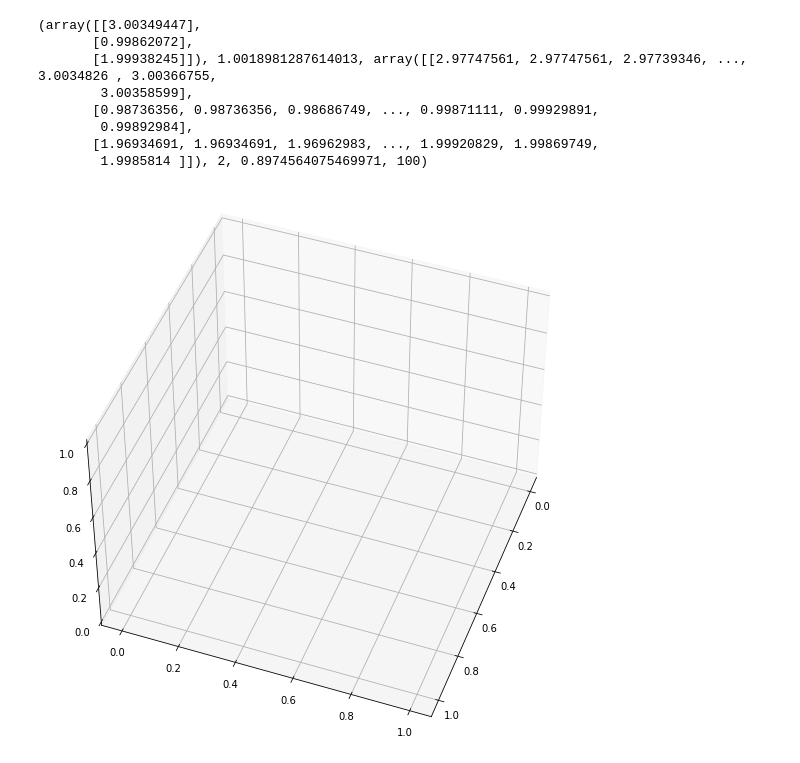
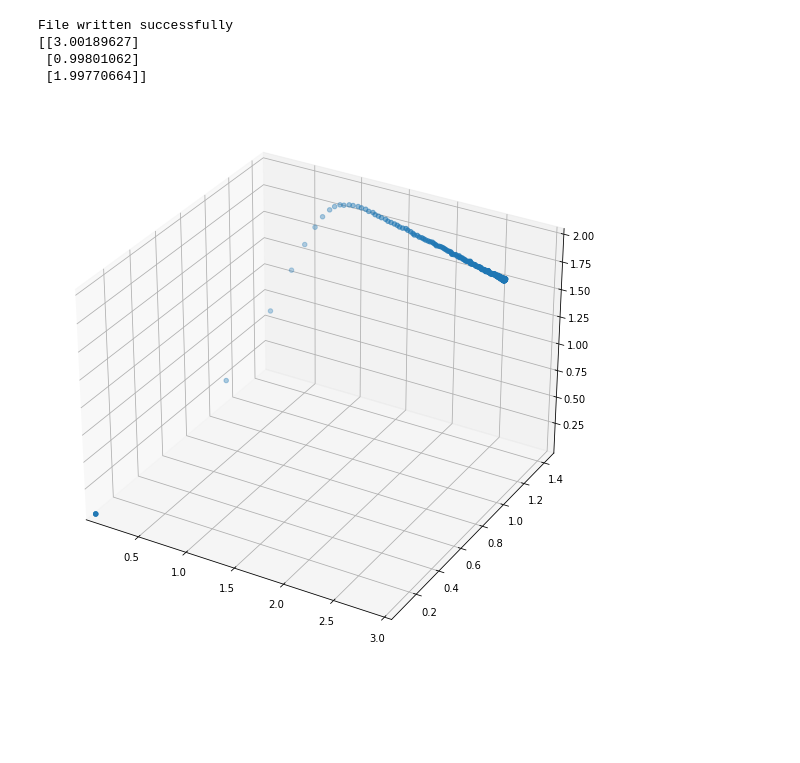
Before and after one commit to g-batalhao-a/ML, a Jupyter notebook: Assignment1/q2/q2.ipynb, the cells around one changed output. Drawn from its saved outputs; the diff is of its cells as text; code cells hidden in the pictures; blank space fills up the shorter version.

```diff
--- a/Assignment1/q2/q2.ipynb
+++ b/Assignment1/q2/q2.ipynb
@@ -59,7 +51,7 @@ eps = np.random.normal(0, np.sqrt(2), data_points).reshape(-1,1)
 theta = np.array([[3], [1], [2]])
 
 #Generate the value of Y (given X, parameterized by given Theta)
-y = np.dot(x,theta) + eps
+y = x.dot(theta) + eps
 
 #Shuffle data
 temp = np.append(x, y, axis=1)
@@ -187,12 +176,15 @@ from matplotlib.animation import FuncAnimation
 #Plot Graph
 fig = plt.figure(figsize=(15,10))
 ax = fig.add_subplot(111, projection='3d')
-ax.view_init(45, 20)
 
 (theta, c_final, theta_hist, iterations, time, r) = values[0]
-t = theta_hist.T[0:40000:5,:]
-step = 1000
-sc = ax.scatter([], [], [], marker='o', c='k')
+print(theta)
+t = theta_hist.T[::100,:]
+step = 10
+ax.set_xlim(np.amin(t[:,0]), np.amax(t[:,0]))
+ax.set_ylim(np.amin(t[:,1]), np.amax(t[:,1]))
+ax.set_zlim(np.amin(t[:,2]), np.amax(t[:,2]))
+sc = ax.scatter([], [], [])
 x_, y_, z_ = [], [], []
 
 def animate(i):
@@ -209,37 +204,35 @@ anim.save('q2_1c.gif', writer='pillow')
 # %%
 from matplotlib.animation import FuncAnimation
 
 
 #Plot Graph
 fig = plt.figure(figsize=(15,10))
 ax = fig.add_subplot(111, projection='3d')
-ax.view_init(45, 20)
-print(values[1])
+
 (theta, c_final, theta_hist, iterations, time, r) = values[1]
-t =  theta_hist.T[0::15,:]
-step = 20
-sc = ax.scatter([], [], [], marker='o', c='k')
+predictions = predict(x_test, theta)
+with open('results.txt', 'w+') as f:
+    for item in predictions:
+        f.write('%s\n' %item[0])
+
+    print("File written successfully")
+f.close()
+t =  theta_hist.T[0::10,:]
+print(theta)
+ax.set_xlim(np.amin(t[:,0]), np.amax(t[:,0]))
+ax.set_ylim(np.amin(t[:,1]), np.amax(t[:,1]))
+ax.set_zlim(np.amin(t[:,2]), np.amax(t[:,2]))
+sc = ax.scatter([], [], [])
 x_, y_, z_ = [], [], []
-
-def animate(i):
-    x_.append(t[i,0])
-    y_.append(t[i,1])
-    z_.append(t[i,2])
-    sc._offsets3d = (x_, y_, z_)
-    return sc
 
 anim = FuncAnimation(fig, animate, frames=np.arange(0, t.shape[0], step), interval=200, repeat_delay=3000, blit=False)
 anim.save('q2_100c.gif', writer='pillow')
 # %% [output]
-(array([[3.00349447],
-       [0.99862072],
-       [1.99938245]]), 1.0018981287614013, array([[2.97747561, 2.97747561, 2.97739346, ..., 3.0034826 , 3.00366755,
-        3.00358599],
-       [0.98736356, 0.98736356, 0.98686749, ..., 0.99871111, 0.99929891,
-        0.99892984],
-       [1.96934691, 1.96934691, 1.96962983, ..., 1.99920829, 1.99869749,
-        1.9985814 ]]), 2, 0.8974564075469971, 100)
+File written successfully
+[[3.00189627]
+ [0.99801062]
+ [1.99770664]]
-[figure, old version]
+[figure, new version]
 # %%
 from matplotlib.animation import FuncAnimation
 
```
Also changed, not shown: parts of 6 cells of this notebook, 45 other files.
